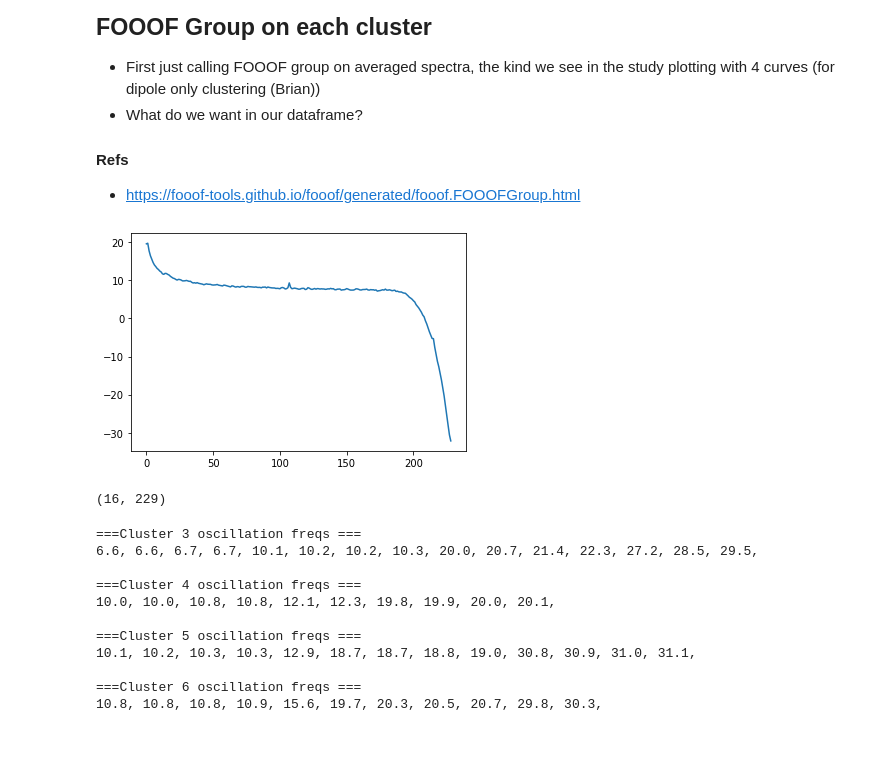
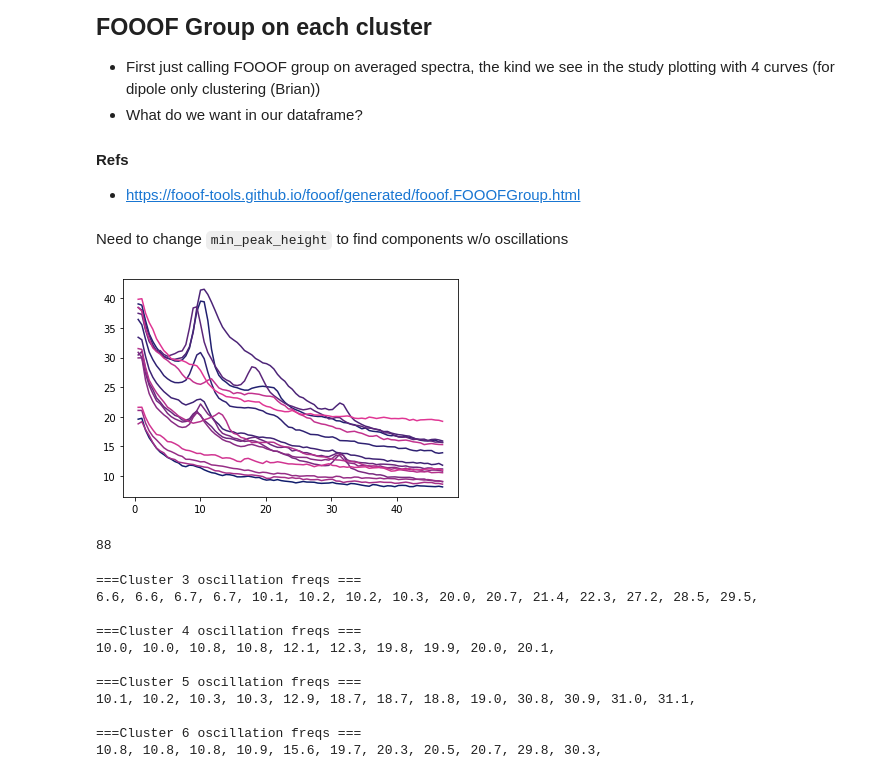
Before and after one commit to bfbarry/Metric-Modulation, a Jupyter notebook: spectral_analysis.ipynb, the cells around one changed output. Drawn from its saved outputs; the diff is of its cells as text; code cells hidden in the pictures; blank space fills up the shorter version.

```diff
--- a/spectral_analysis.ipynb
+++ b/spectral_analysis.ipynb
@@ -53,18 +56,28 @@ Relevant resources
 
 #### Refs
 - https://fooof-tools.github.io/fooof/generated/fooof.FOOOFGroup.html
+# %% [markdown]
+Need to change `min_peak_height` to find components w/o oscillations
 # %%
 p_spectrum = loadmat('./data/spectra/dip_only/brian_diponly_{}_spectra.mat'.format(5))
 specfreqs, specdata = p_spectrum['specfreqs'][0], p_spectrum['specdata']
-group_spec = specdata.mean(0)[0].T
-plt.plot(group_spec[0])
+group_spec = specdata.mean(0)[0]
+fg = fooof.FOOOFGroup(aperiodic_mode='fixed', verbose = False)
+# fg.fit(specfreqs, group_spec.T, [3, 50])
+
+cmap = LinearSegmentedColormap.from_list('mycmap', ['#111d6c', '#e03694'])
+n_ = group_spec.shape[0]
+color = cmap(np.linspace(0, 1,15))
+mpl.rcParams['axes.prop_cycle'] = cycler.cycler('color', color)
+for i in range(15):
+    plt.plot(specfreqs[:84], group_spec[:,i][:84])
 plt.show()
 # %% [output]
-[figure, old version]
+[figure, new version]
-# %%
-group_spec.shape
-# %% [output]
-(16, 229)
+# %%
+len(fg.get_params('peak_params', 'CF'))
+# %% [output]
+88
 # %%
 def load_and_fit(dimension, freqrange, aperiodic_mode):
     """dimension: if 'condition', averages across components
```
Also changed, not shown: parts of 12 cells of this notebook, 1 other file.
